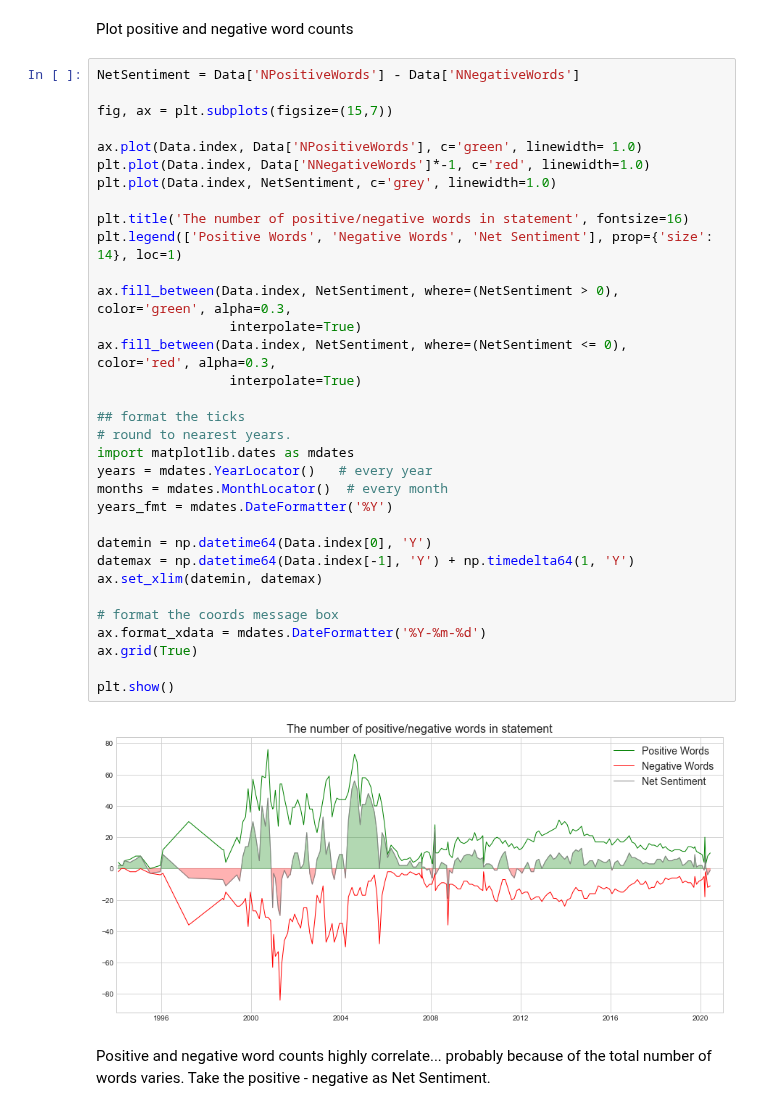
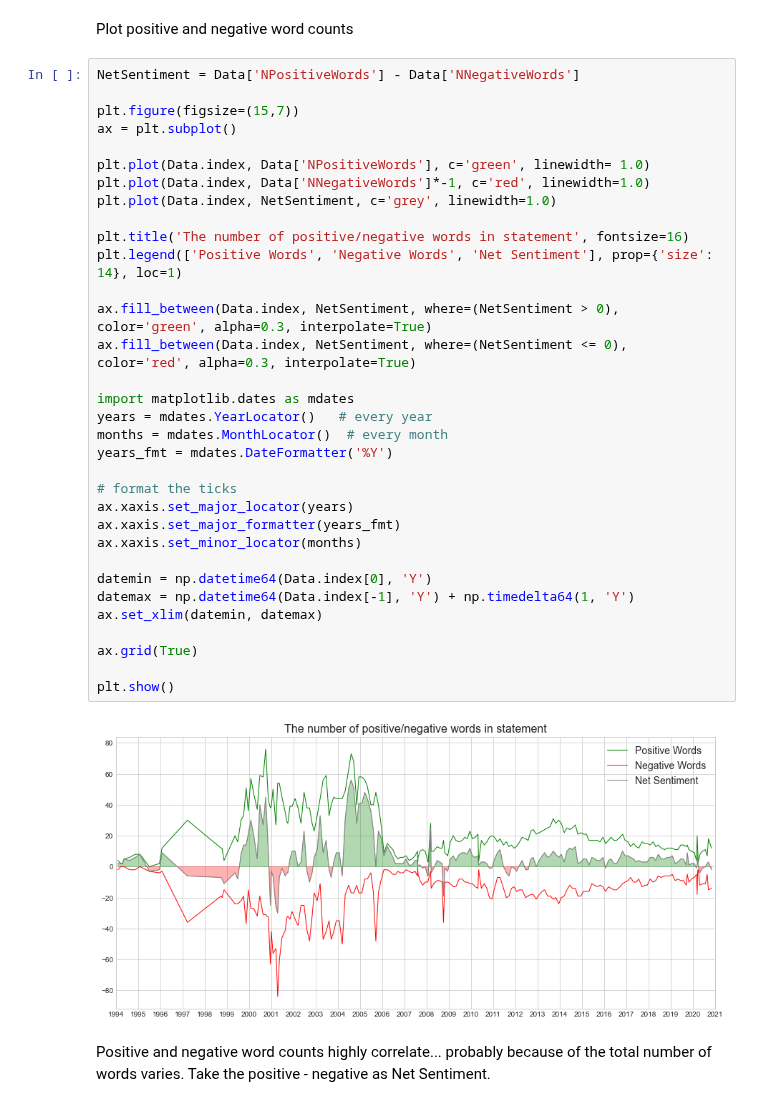
Before and after one commit to yukit-k/centralbank_analysis, a Jupyter notebook: src/1_FOMC_Analysis_Preliminary.ipynb, the cells around one changed output. Saved outputs shown, nothing was run; the diff lists cells and outputs as text.

```diff
--- a/src/1_FOMC_Analysis_Preliminary.ipynb
+++ b/src/1_FOMC_Analysis_Preliminary.ipynb
@@ -609,38 +609,38 @@ Plot positive and negative word counts
 # %%
 NetSentiment = Data['NPositiveWords'] - Data['NNegativeWords']
 
-fig, ax = plt.subplots(figsize=(15,7))
+plt.figure(figsize=(15,7))
+ax = plt.subplot()
 
-ax.plot(Data.index, Data['NPositiveWords'], c='green', linewidth= 1.0)
+plt.plot(Data.index, Data['NPositiveWords'], c='green', linewidth= 1.0)
 plt.plot(Data.index, Data['NNegativeWords']*-1, c='red', linewidth=1.0)
 plt.plot(Data.index, NetSentiment, c='grey', linewidth=1.0)
 
 plt.title('The number of positive/negative words in statement', fontsize=16)
 plt.legend(['Positive Words', 'Negative Words', 'Net Sentiment'], prop={'size': 14}, loc=1)
 
-ax.fill_between(Data.index, NetSentiment, where=(NetSentiment > 0), color='green', alpha=0.3,
-                 interpolate=True)
-ax.fill_between(Data.index, NetSentiment, where=(NetSentiment <= 0), color='red', alpha=0.3,
-                 interpolate=True)
+ax.fill_between(Data.index, NetSentiment, where=(NetSentiment > 0), color='green', alpha=0.3, interpolate=True)
+ax.fill_between(Data.index, NetSentiment, where=(NetSentiment <= 0), color='red', alpha=0.3, interpolate=True)
 
-## format the ticks
-# round to nearest years.
 import matplotlib.dates as mdates
 years = mdates.YearLocator()   # every year
 months = mdates.MonthLocator()  # every month
 years_fmt = mdates.DateFormatter('%Y')
 
+# format the ticks
+ax.xaxis.set_major_locator(years)
+ax.xaxis.set_major_formatter(years_fmt)
+ax.xaxis.set_minor_locator(months)
+
 datemin = np.datetime64(Data.index[0], 'Y')
 datemax = np.datetime64(Data.index[-1], 'Y') + np.timedelta64(1, 'Y')
 ax.set_xlim(datemin, datemax)
 
-# format the coords message box
-ax.format_xdata = mdates.DateFormatter('%Y-%m-%d')
 ax.grid(True)
 
 plt.show()
 # %% [output]
-[figure, old version]
+[figure, new version]
 # %% [markdown]
 Positive and negative word counts highly correlate... probably because of the total number of words varies. Take the positive - negative as Net Sentiment.
 # %%
```
Also changed, not shown: parts of 12 cells of this notebook.
